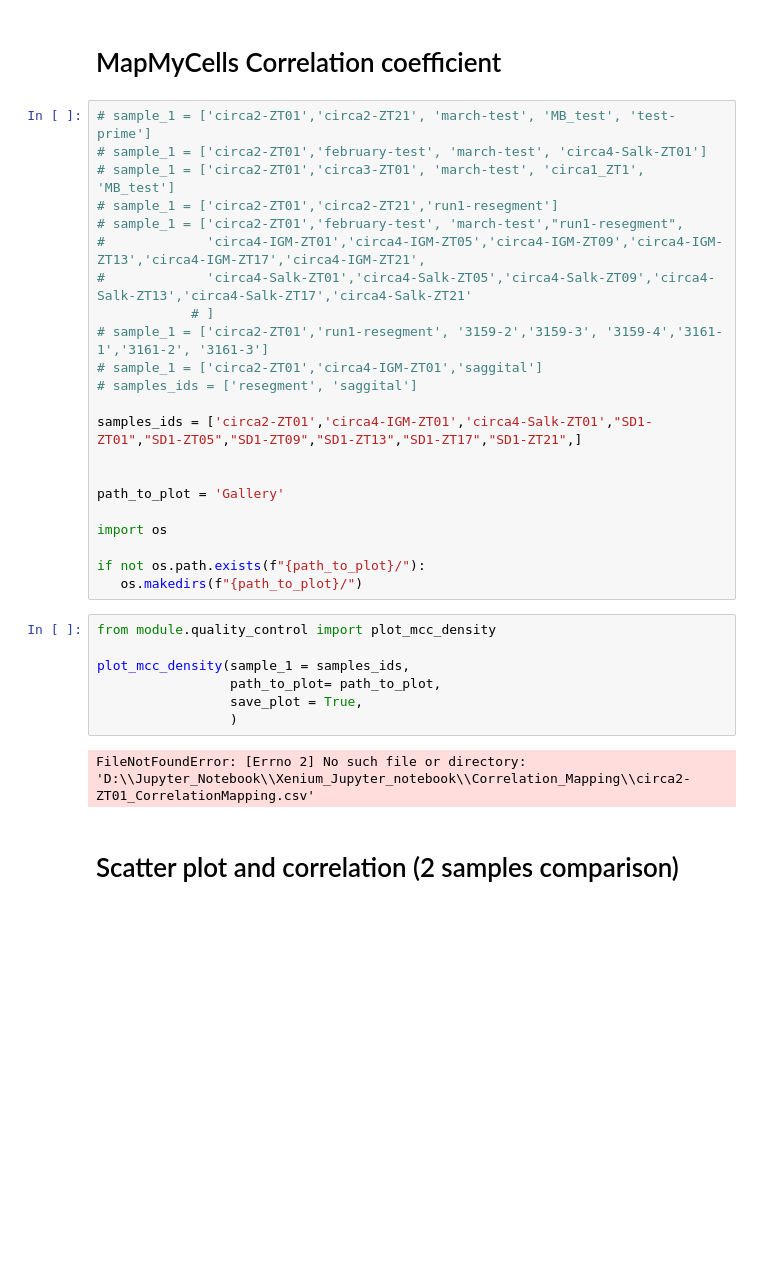
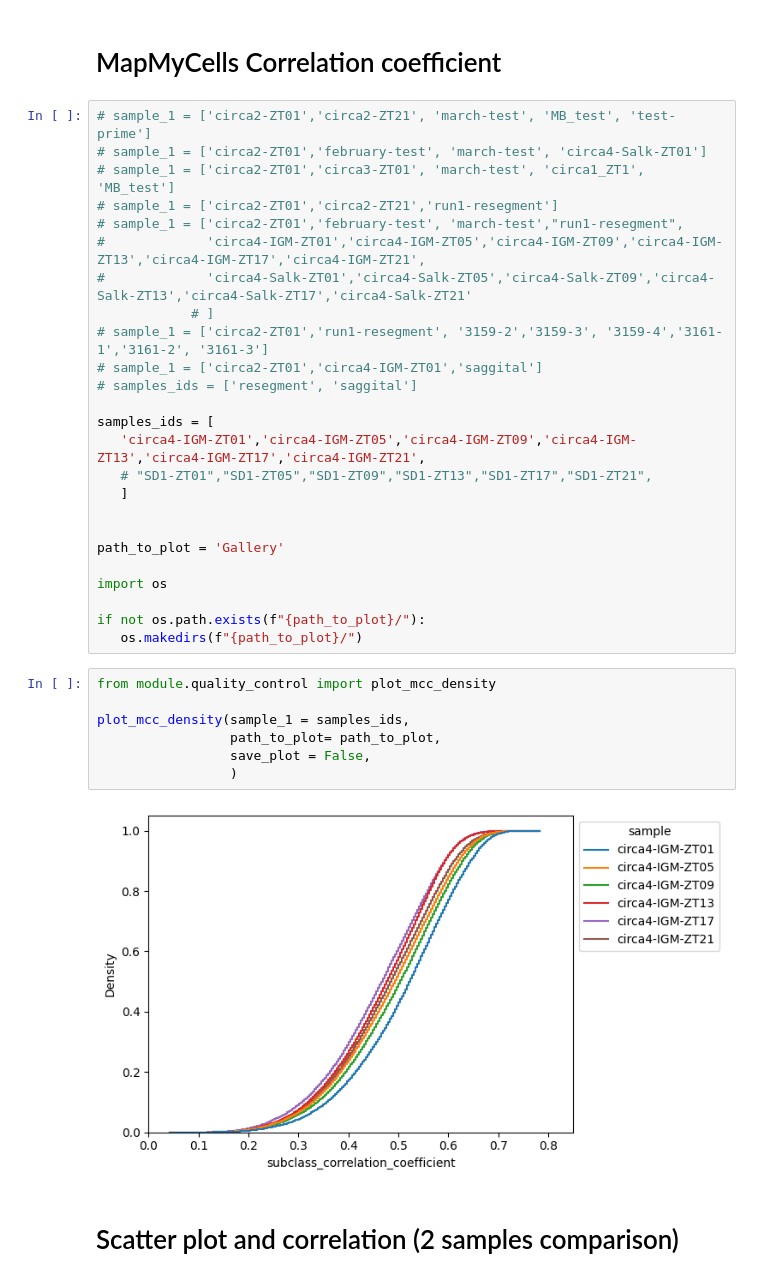
Before and after one commit to Carboneinerte/Pynda_ssc, a Jupyter notebook: V9Z_Xenium_Quality_control.ipynb, the cells around one changed output. Cells and saved outputs as stored; diff of their text form; blank space fills up the shorter version.

```diff
--- a/V9Z_Xenium_Quality_control.ipynb
+++ b/V9Z_Xenium_Quality_control.ipynb
@@ -112,7 +115,10 @@ desc_metrics_double(samples_ids_1 = samples_ids_Salk,
 # sample_1 = ['circa2-ZT01','circa4-IGM-ZT01','saggital']
 # samples_ids = ['resegment', 'saggital']
 
-samples_ids = ['circa2-ZT01','circa4-IGM-ZT01','circa4-Salk-ZT01',"SD1-ZT01","SD1-ZT05","SD1-ZT09","SD1-ZT13","SD1-ZT17","SD1-ZT21",]
+samples_ids = [
+   'circa4-IGM-ZT01','circa4-IGM-ZT05','circa4-IGM-ZT09','circa4-IGM-ZT13','circa4-IGM-ZT17','circa4-IGM-ZT21',
+   # "SD1-ZT01","SD1-ZT05","SD1-ZT09","SD1-ZT13","SD1-ZT17","SD1-ZT21",
+   ]
 
 
 path_to_plot = 'Gallery'
@@ -124,12 +130,12 @@ if not os.path.exists(f"{path_to_plot}/"):
 # %%
 from module.quality_control import plot_mcc_density
 
 plot_mcc_density(sample_1 = samples_ids,
                  path_to_plot= path_to_plot,
-                 save_plot = True,
+                 save_plot = False,
                  )
 # %% [output]
-FileNotFoundError: [Errno 2] No such file or directory: 'D:\\Jupyter_Notebook\\Xenium_Jupyter_notebook\\Correlation_Mapping\\circa2-ZT01_CorrelationMapping.csv'
+[figure, added]
 # %% [markdown]
 # Scatter plot and correlation (2 samples comparison)
 # %%
```
Also changed, not shown: parts of 16 cells of this notebook, 1 other file.
